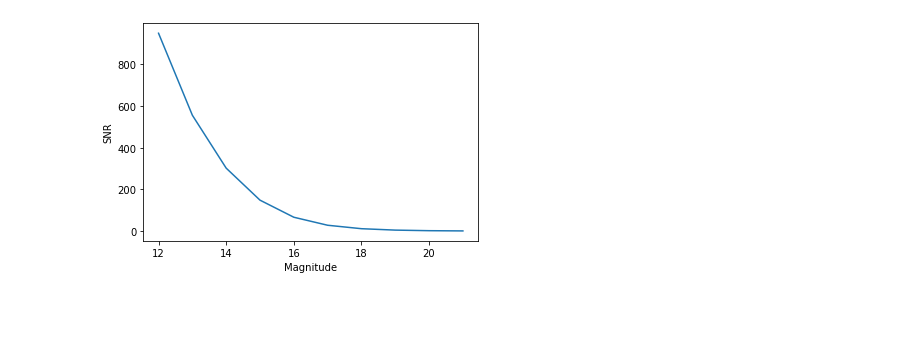
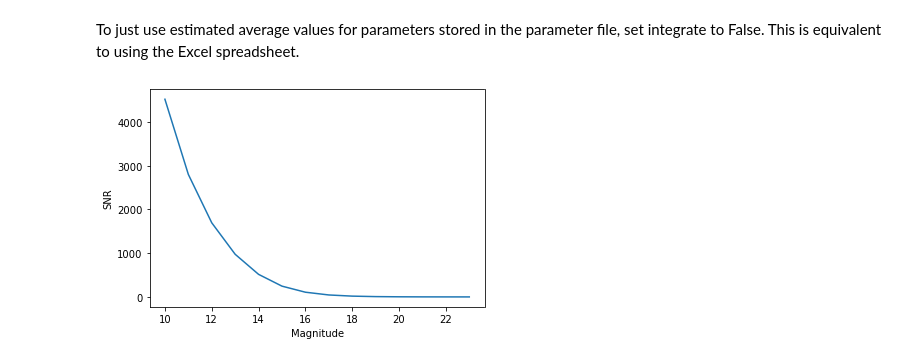
Before and after one commit to earleyn138/cryoscope_etc, a Jupyter notebook: test_etc.ipynb, the cells around one changed output. Drawn from its saved outputs; the diff is of its cells as text; code cells hidden in the pictures; blank space fills up the shorter version.

```diff
--- a/test_etc.ipynb
+++ b/test_etc.ipynb
@@ -4,13 +5,4 @@ import matplotlib.pyplot as plt
 from etc import PlanExposure
 # %%
 # Specify parameters in an input parameter file
-filename = "./etc_param.txt"
-
-# Plot SNR vs magnitude at the predefined exposure time in the parameter file
-magrange=np.arange(12,22) # AB magnitudes
-plan = PlanExposure(filename)
-srcrate, snr = plan.plot_snr(magrange)
-plt.gca()
-plt.yscale('linear')
+filename = "prototype_params.txt"
-# %% [output]
-[figure, removed]
@@ -18,0 +9,13 @@ import pandas as pd
+# %% [markdown]
+To just use estimated average values for parameters stored in the parameter file, set integrate to False. This is equivalent to using the Excel spreadsheet.
+# %%
+plan = PlanExposure(paramfile=filename,integrate=False)
+
+magrange=np.arange(10,24) #The ETC assumes AB magnitudes are provided
+
+# Plot SNR vs magnitude at the predefined exposure time in the parameter file
+srcrate, snr = plan.plot_snr(magrange)
+plt.gca()
+plt.yscale('linear')
+# %% [output]
+[figure, added]
```
Also changed, not shown: parts of 14 cells of this notebook, 15 other files.
